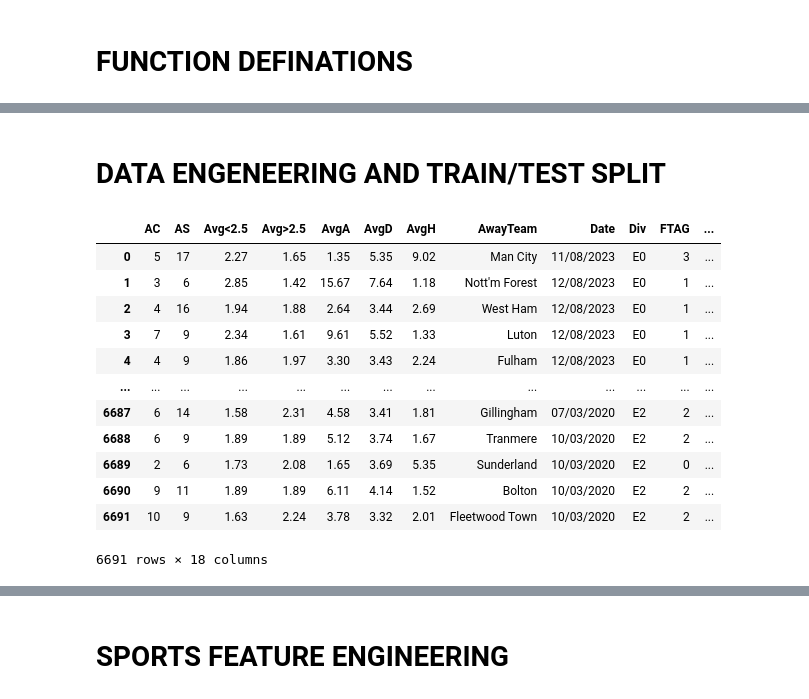
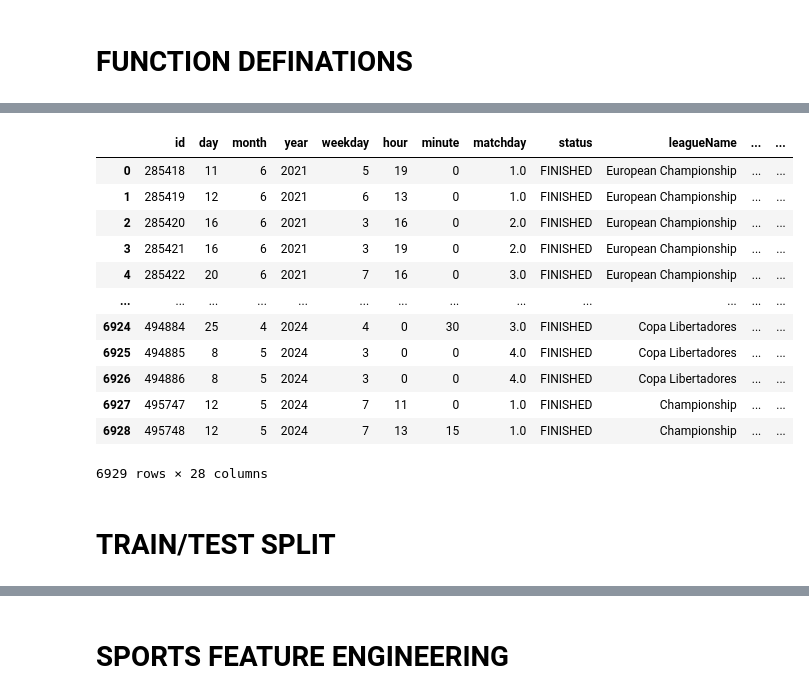
Before and after one commit to lebyanelm/neural-trained-models, a Jupyter notebook: ipynb/model_deployments.ipynb, the cells around one changed output, grey strips where cells are left out. Saved outputs shown, nothing was run; the diff lists cells and outputs as text; code cells hidden in the pictures.

```diff
--- a/ipynb/model_deployments.ipynb
+++ b/ipynb/model_deployments.ipynb
@@ -127,21 +365,24 @@ def append_technical_indicators(data, add_outcomes = True):
+# %%
+# Clean the data and remove duplicated values in process of combining datasets
+dataframe = dataframe.sort_values("id").reset_index(drop=True)
+duplicated = dataframe.id.duplicated(keep="first")
+for duplicate_index in duplicated.loc[duplicated == True].index:
+    dataframe = dataframe.drop(index=duplicate_index)
+dataframe = dataframe.reset_index(drop=True)
+dataframe
+# %% [output]
+|  | id | day | month | year | weekday | hour | minute | matchday | status | leagueName | ... | ... |
+| 0 | 285418 | 11 | 6 | 2021 | 5 | 19 | 0 | 1.0 | FINISHED | European Championship | ... | ... |
+| 1 | 285419 | 12 | 6 | 2021 | 6 | 13 | 0 | 1.0 | FINISHED | European Championship | ... | ... |
+| 2 | 285420 | 16 | 6 | 2021 | 3 | 16 | 0 | 2.0 | FINISHED | European Championship | ... | ... |
+| 3 | 285421 | 16 | 6 | 2021 | 3 | 19 | 0 | 2.0 | FINISHED | European Championship | ... | ... |
+| 4 | 285422 | 20 | 6 | 2021 | 7 | 16 | 0 | 3.0 | FINISHED | European Championship | ... | ... |
+| ... | ... | ... | ... | ... | ... | ... | ... | ... | ... | ... | ... | ... |
+| 6924 | 494884 | 25 | 4 | 2024 | 4 | 0 | 30 | 3.0 | FINISHED | Copa Libertadores | ... | ... |
+| 6925 | 494885 | 8 | 5 | 2024 | 3 | 0 | 0 | 4.0 | FINISHED | Copa Libertadores | ... | ... |
+| 6926 | 494886 | 8 | 5 | 2024 | 3 | 0 | 0 | 4.0 | FINISHED | Copa Libertadores | ... | ... |
+| 6927 | 495747 | 12 | 5 | 2024 | 7 | 11 | 0 | 1.0 | FINISHED | Championship | ... | ... |
+| 6928 | 495748 | 12 | 5 | 2024 | 7 | 13 | 15 | 1.0 | FINISHED | Championship | ... | ... |
+6929 rows × 28 columns
 # %% [markdown]
-# DATA ENGENEERING AND TRAIN/TEST SPLIT
+# TRAIN/TEST SPLIT
-# %%
-DATAFILE_PATH = "../relative_datasets/raw/eng-prem-league-v1-data-all.csv"
-dataframe = pd.read_csv(f"{DATAFILE_PATH}")
-dataframe = dataframe.dropna().drop_duplicates()
-dataframe
-# %% [output]
-|  | AC | AS | Avg<2.5 | Avg>2.5 | AvgA | AvgD | AvgH | AwayTeam | Date | Div | FTAG | ... |
-| 0 | 5 | 17 | 2.27 | 1.65 | 1.35 | 5.35 | 9.02 | Man City | 11/08/2023 | E0 | 3 | ... |
-| 1 | 3 | 6 | 2.85 | 1.42 | 15.67 | 7.64 | 1.18 | Nott'm Forest | 12/08/2023 | E0 | 1 | ... |
-| 2 | 4 | 16 | 1.94 | 1.88 | 2.64 | 3.44 | 2.69 | West Ham | 12/08/2023 | E0 | 1 | ... |
-| 3 | 7 | 9 | 2.34 | 1.61 | 9.61 | 5.52 | 1.33 | Luton | 12/08/2023 | E0 | 1 | ... |
-| 4 | 4 | 9 | 1.86 | 1.97 | 3.30 | 3.43 | 2.24 | Fulham | 12/08/2023 | E0 | 1 | ... |
-| ... | ... | ... | ... | ... | ... | ... | ... | ... | ... | ... | ... | ... |
-| 6687 | 6 | 14 | 1.58 | 2.31 | 4.58 | 3.41 | 1.81 | Gillingham | 07/03/2020 | E2 | 2 | ... |
-| 6688 | 6 | 9 | 1.89 | 1.89 | 5.12 | 3.74 | 1.67 | Tranmere | 10/03/2020 | E2 | 2 | ... |
-| 6689 | 2 | 6 | 1.73 | 2.08 | 1.65 | 3.69 | 5.35 | Sunderland | 10/03/2020 | E2 | 0 | ... |
-| 6690 | 9 | 11 | 1.89 | 1.89 | 6.11 | 4.14 | 1.52 | Bolton | 10/03/2020 | E2 | 2 | ... |
-| 6691 | 10 | 9 | 1.63 | 2.24 | 3.78 | 3.32 | 2.01 | Fleetwood Town | 10/03/2020 | E2 | 2 | ... |
-6691 rows × 18 columns
```
Also changed, not shown: parts of 14 cells of this notebook, 14 other files.
